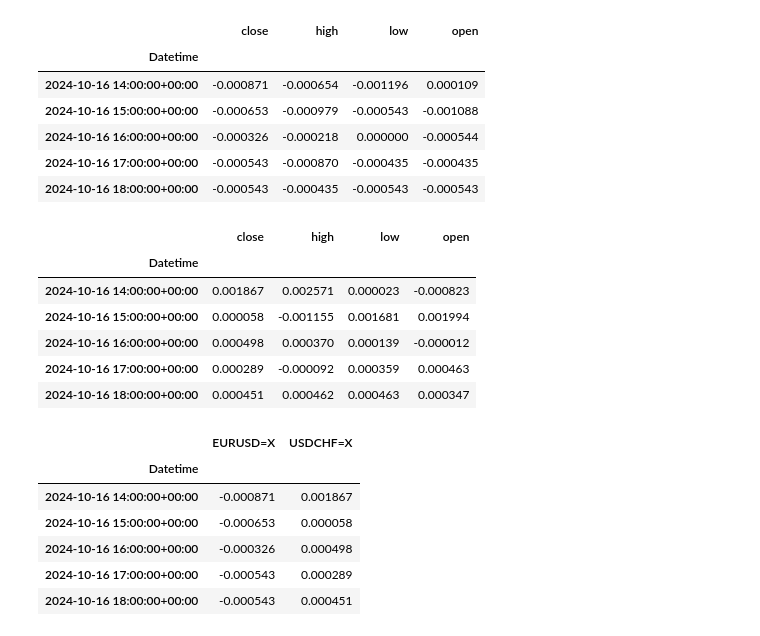
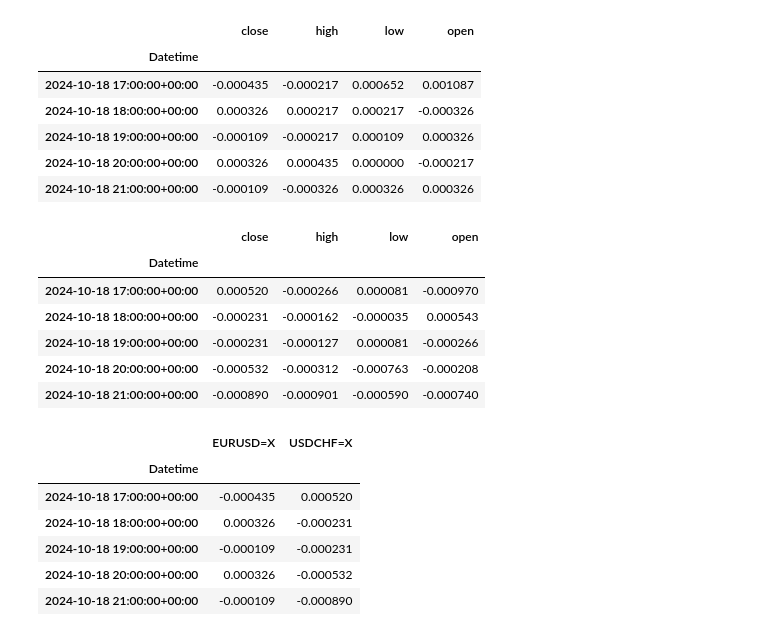
Before and after one commit to mod7ex/correlation, a Jupyter notebook: index.ipynb, the cells around one changed output. Saved outputs shown, nothing was run; the diff lists cells and outputs as text; code cells hidden in the pictures.

```diff
--- a/index.ipynb
+++ b/index.ipynb
@@ -18,7 +18,7 @@ plt.style.use('Solarize_Light2')
 # %%
 TICKERS = ['EURUSD=X', 'USDCHF=X']
 
-def load_ticker_data():
+def load_data():
     # end_date = '2024-10-16'
     # start_date = pd.to_datetime(end_date)-pd.DateOffset(364*2)
 
@@ -33,8 +33,7 @@ def load_ticker_data():
                 period="max",
                 # start=start_date,
                 # end=end_date
-            ).stack(future_stack=True)
-        _df.drop(columns=['Volume', 'Adj Close'], inplace=True)
+            ).dropna().drop(columns=['Volume', 'Adj Close']).stack(future_stack=True)
         _df.to_csv("data.csv")
 
     _df.columns = _df.columns.str.lower()
@@ -54,0 +42,6 @@ df.head()
+# %%
+df = load_data()
+
+# # df = df.unstack()
+
+df.tail(10)
@@ -55,44 +61,55 @@ df.head()
 # %%
 # bool_df = df.isna()
-# if not bool_df.loc[(bool_df['close'] == True) | (bool_df['high'] == True) | (bool_df['low'] == True) | (bool_df['open'] == True)].empty:
+
+# truth_df = bool_df.loc[
+#           (bool_df['close'][TICKERS[0]] == True) | (bool_df['close'][TICKERS[1]] == True)
+#         | (bool_df['high'][TICKERS[0]] == True) | (bool_df['high'][TICKERS[1]] == True)
+#         | (bool_df['low'][TICKERS[0]] == True) | (bool_df['low'][TICKERS[1]] == True)
+#         | (bool_df['open'][TICKERS[0]] == True) | (bool_df['open'][TICKERS[1]] == True)
+#     ]
+
+# if not truth_df.empty:
 #     print("There is missing data")
 #     sys.exit("There is missing data")
 
-df.dropna(inplace=True)
+# df.dropna(inplace=True)
 # %%
 df_pct_change = df.groupby(level=1).pct_change().dropna()
 
+# for idx, row in df_pct_change.iterrows():
+#     print(idx)
+
 display(df_pct_change.xs(TICKERS[0], level=1).tail())
 display(df_pct_change.xs(TICKERS[1], level=1).tail())
 # %% [output]
 |  | close | high | low | open |
 | Datetime |  |  |  |  |
-| 2024-10-16 14:00:00+00:00 | -0.000871 | -0.000654 | -0.001196 | 0.000109 |
-| 2024-10-16 15:00:00+00:00 | -0.000653 | -0.000979 | -0.000543 | -0.001088 |
-| 2024-10-16 16:00:00+00:00 | -0.000326 | -0.000218 | 0.000000 | -0.000544 |
-| 2024-10-16 17:00:00+00:00 | -0.000543 | -0.000870 | -0.000435 | -0.000435 |
-| 2024-10-16 18:00:00+00:00 | -0.000543 | -0.000435 | -0.000543 | -0.000543 |
+| 2024-10-18 17:00:00+00:00 | -0.000435 | -0.000217 | 0.000652 | 0.001087 |
+| 2024-10-18 18:00:00+00:00 | 0.000326 | 0.000217 | 0.000217 | -0.000326 |
+| 2024-10-18 19:00:00+00:00 | -0.000109 | -0.000217 | 0.000109 | 0.000326 |
+| 2024-10-18 20:00:00+00:00 | 0.000326 | 0.000435 | 0.000000 | -0.000217 |
+| 2024-10-18 21:00:00+00:00 | -0.000109 | -0.000326 | 0.000326 | 0.000326 |
 |  | close | high | low | open |
 | Datetime |  |  |  |  |
-| 2024-10-16 14:00:00+00:00 | 0.001867 | 0.002571 | 0.000023 | -0.000823 |
-| 2024-10-16 15:00:00+00:00 | 0.000058 | -0.001155 | 0.001681 | 0.001994 |
-| 2024-10-16 16:00:00+00:00 | 0.000498 | 0.000370 | 0.000139 | -0.000012 |
-| 2024-10-16 17:00:00+00:00 | 0.000289 | -0.000092 | 0.000359 | 0.000463 |
-| 2024-10-16 18:00:00+00:00 | 0.000451 | 0.000462 | 0.000463 | 0.000347 |
+| 2024-10-18 17:00:00+00:00 | 0.000520 | -0.000266 | 0.000081 | -0.000970 |
+| 2024-10-18 18:00:00+00:00 | -0.000231 | -0.000162 | -0.000035 | 0.000543 |
+| 2024-10-18 19:00:00+00:00 | -0.000231 | -0.000127 | 0.000081 | -0.000266 |
+| 2024-10-18 20:00:00+00:00 | -0.000532 | -0.000312 | -0.000763 | -0.000208 |
+| 2024-10-18 21:00:00+00:00 | -0.000890 | -0.000901 | -0.000590 | -0.000740 |
 # %%
 shape_df = {}
 
 for ticker in TICKERS:
     shape_df[ticker] = df_pct_change.xs(ticker, level=1)['close']
 
-pct_change_cols = pd.DataFrame(shape_df).dropna()
+pair_close_prx_df = pd.DataFrame(shape_df).dropna()
 
-pct_change_cols.tail()
+pair_close_prx_df.tail()
 # %% [output]
 |  | EURUSD=X | USDCHF=X |
 | Datetime |  |  |
-| 2024-10-16 14:00:00+00:00 | -0.000871 | 0.001867 |
-| 2024-10-16 15:00:00+00:00 | -0.000653 | 0.000058 |
-| 2024-10-16 16:00:00+00:00 | -0.000326 | 0.000498 |
-| 2024-10-16 17:00:00+00:00 | -0.000543 | 0.000289 |
-| 2024-10-16 18:00:00+00:00 | -0.000543 | 0.000451 |
+| 2024-10-18 17:00:00+00:00 | -0.000435 | 0.000520 |
+| 2024-10-18 18:00:00+00:00 | 0.000326 | -0.000231 |
+| 2024-10-18 19:00:00+00:00 | -0.000109 | -0.000231 |
+| 2024-10-18 20:00:00+00:00 | 0.000326 | -0.000532 |
+| 2024-10-18 21:00:00+00:00 | -0.000109 | -0.000890 |
```
Also changed, not shown: parts of 6 cells of this notebook.
